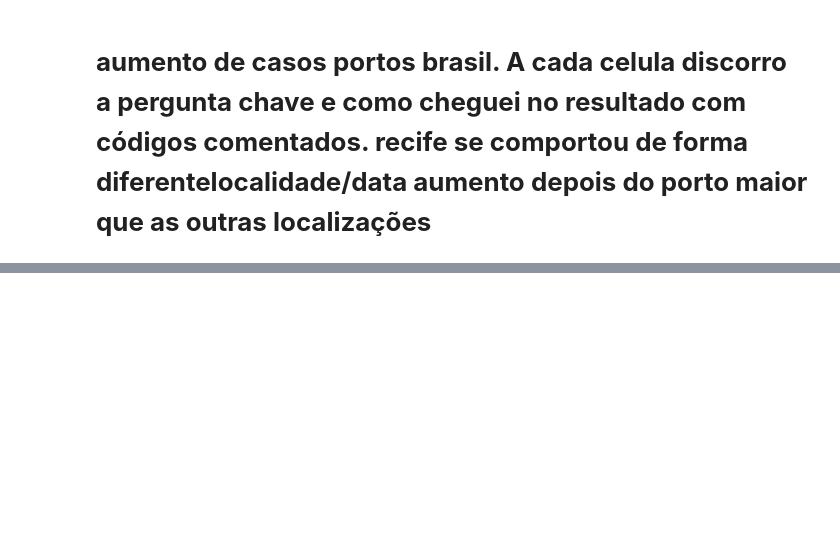
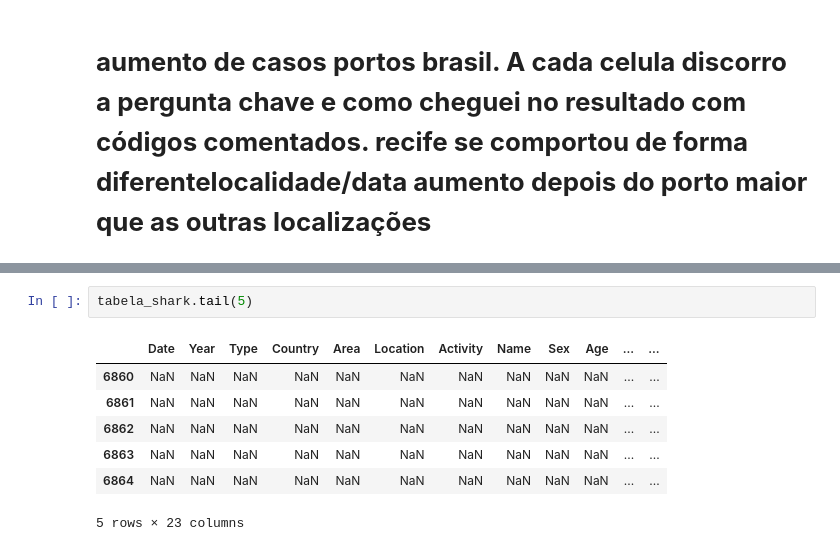
Before and after one commit to PedroPavanii/Shark_Project, a Jupyter notebook: Shark_1.ipynb, the cells around one changed output, grey strips where cells are left out. Saved outputs shown, nothing was run; the diff lists cells and outputs as text; blank space fills up the shorter version.

```diff
--- a/Shark_1.ipynb
+++ b/Shark_1.ipynb
@@ -27,0 +48,10 @@ Drive already mounted at /drive; to attempt to forcibly remount, call drive.moun
+# %%
+tabela_shark.tail(5)
+# %% [output]
+|  | Date | Year | Type | Country | Area | Location | Activity | Name | Sex | Age | ... | ... |
+| 6860 | NaN | NaN | NaN | NaN | NaN | NaN | NaN | NaN | NaN | NaN | ... | ... |
+| 6861 | NaN | NaN | NaN | NaN | NaN | NaN | NaN | NaN | NaN | NaN | ... | ... |
+| 6862 | NaN | NaN | NaN | NaN | NaN | NaN | NaN | NaN | NaN | NaN | ... | ... |
+| 6863 | NaN | NaN | NaN | NaN | NaN | NaN | NaN | NaN | NaN | NaN | ... | ... |
+| 6864 | NaN | NaN | NaN | NaN | NaN | NaN | NaN | NaN | NaN | NaN | ... | ... |
+5 rows × 23 columns
```
Also changed, not shown: parts of 20 cells of this notebook.
